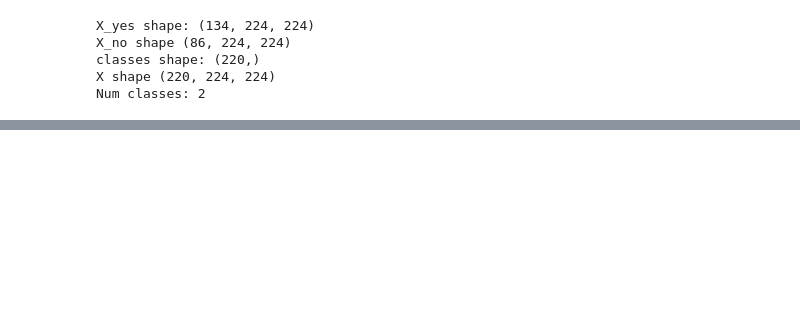
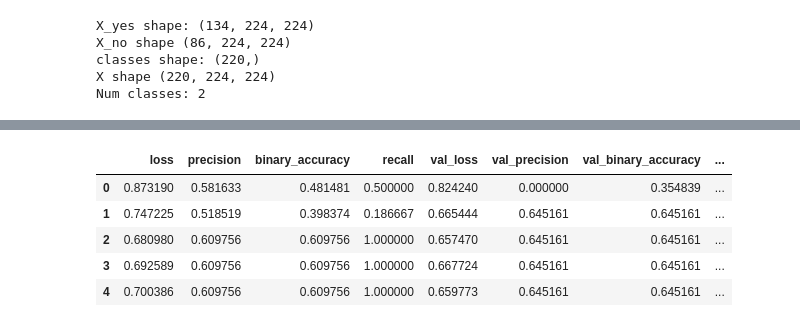
Before and after one commit to BittingBarracuda/BTD_Python, a Jupyter notebook: nn2_train.ipynb, the cells around one changed output, grey strips where cells are left out. Drawn from its saved outputs; the diff is of its cells as text; code cells hidden in the pictures; blank space fills up the shorter version.

```diff
--- a/nn2_train.ipynb
+++ b/nn2_train.ipynb
@@ -242,0 +293,10 @@ scores_le_net = lu_net.evaluate(X_test, y_test)
+# %%
+df_lu_net = pd.DataFrame(res_lu_net.history)
+df_lu_net.head()
+# %% [output]
+|  | loss | precision | binary_accuracy | recall | val_loss | val_precision | val_binary_accuracy | ... |
+| 0 | 0.873190 | 0.581633 | 0.481481 | 0.500000 | 0.824240 | 0.000000 | 0.354839 | ... |
+| 1 | 0.747225 | 0.518519 | 0.398374 | 0.186667 | 0.665444 | 0.645161 | 0.645161 | ... |
+| 2 | 0.680980 | 0.609756 | 0.609756 | 1.000000 | 0.657470 | 0.645161 | 0.645161 | ... |
+| 3 | 0.692589 | 0.609756 | 0.609756 | 1.000000 | 0.667724 | 0.645161 | 0.645161 | ... |
+| 4 | 0.700386 | 0.609756 | 0.609756 | 1.000000 | 0.659773 | 0.645161 | 0.645161 | ... |
```
Also changed, not shown: parts of 14 cells of this notebook, 1 other file.
